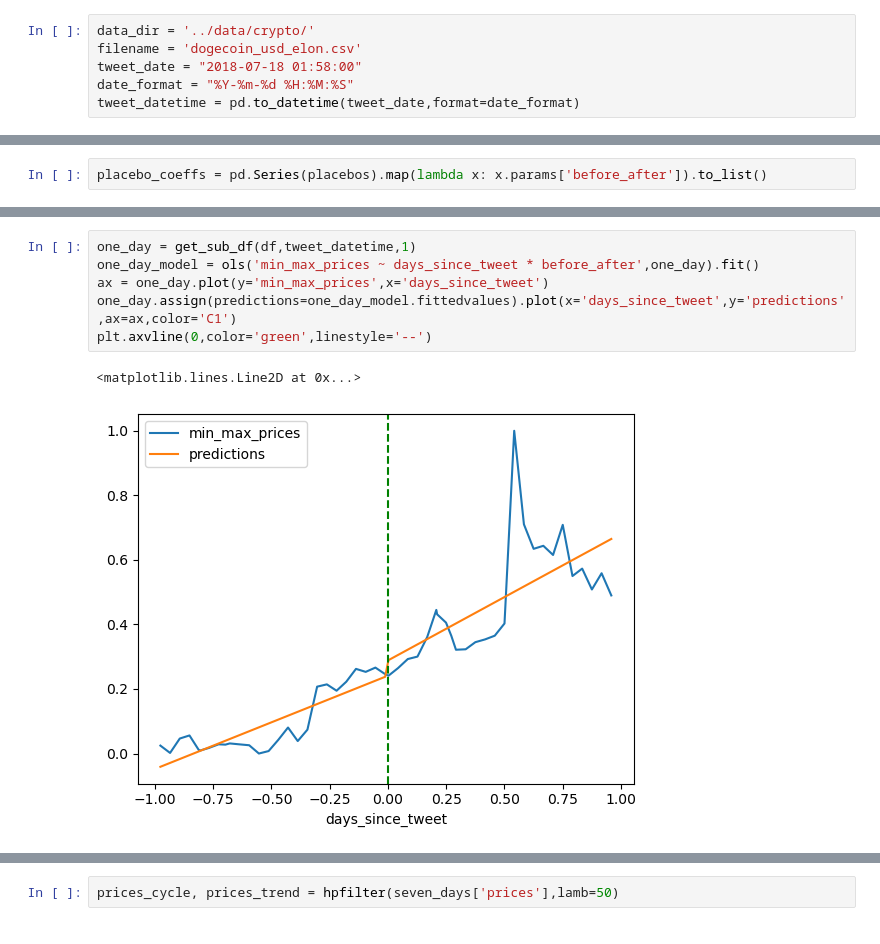
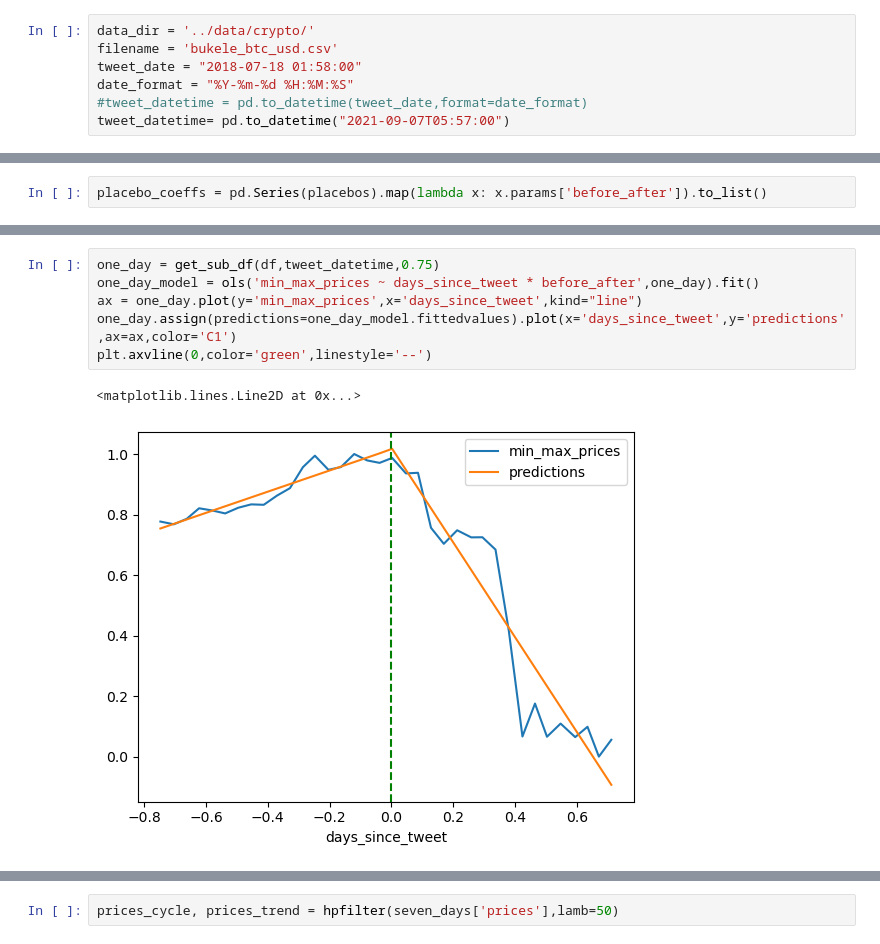
Before and after one commit to DataTa-Da/qm2, a Jupyter notebook: analysis/Discontinuity Regression.ipynb, the cells around one changed output, grey strips where cells are left out. Saved outputs shown, nothing was run; the diff lists cells and outputs as text.

```diff
--- a/analysis/Discontinuity Regression.ipynb
+++ b/analysis/Discontinuity Regression.ipynb
@@ -42,8 +43,9 @@ Requirement already satisfied: urllib3<1.27,>=1.21.1 in /home/clare/miniconda3/l
 # %%
 data_dir = '../data/crypto/'
-filename = 'dogecoin_usd_elon.csv'
+filename = 'bukele_btc_usd.csv'
 tweet_date = "2018-07-18 01:58:00"
 date_format = "%Y-%m-%d %H:%M:%S"
-tweet_datetime = pd.to_datetime(tweet_date,format=date_format)
+#tweet_datetime = pd.to_datetime(tweet_date,format=date_format)
+tweet_datetime= pd.to_datetime("2021-09-07T05:57:00")
 # %%
 df = pd.read_csv(data_dir+filename)
@@ -320,12 +317,12 @@ dtype: object
 # %%
-one_day = get_sub_df(df,tweet_datetime,1)
+one_day = get_sub_df(df,tweet_datetime,0.75)
 one_day_model = ols('min_max_prices ~ days_since_tweet * before_after',one_day).fit()
-ax = one_day.plot(y='min_max_prices',x='days_since_tweet')
+ax = one_day.plot(y='min_max_prices',x='days_since_tweet',kind="line")
 one_day.assign(predictions=one_day_model.fittedvalues).plot(x='days_since_tweet',y='predictions',ax=ax,color='C1')
 plt.axvline(0,color='green',linestyle='--')
 # %% [output]
 <matplotlib.lines.Line2D at 0x...>
-[figure, old version]
+[figure, new version]
 # %%
 one_day_w_model = wls('min_max_prices ~ days_since_tweet * before_after',one_day,weights=gaussian_kernel(one_day['days_since_tweet'],c=0,h=0.5)).fit()
 ax_w1 = one_day.plot(y='min_max_prices',x='days_since_tweet')
```
Also changed, not shown: parts of 26 cells of this notebook, 9 other files.
